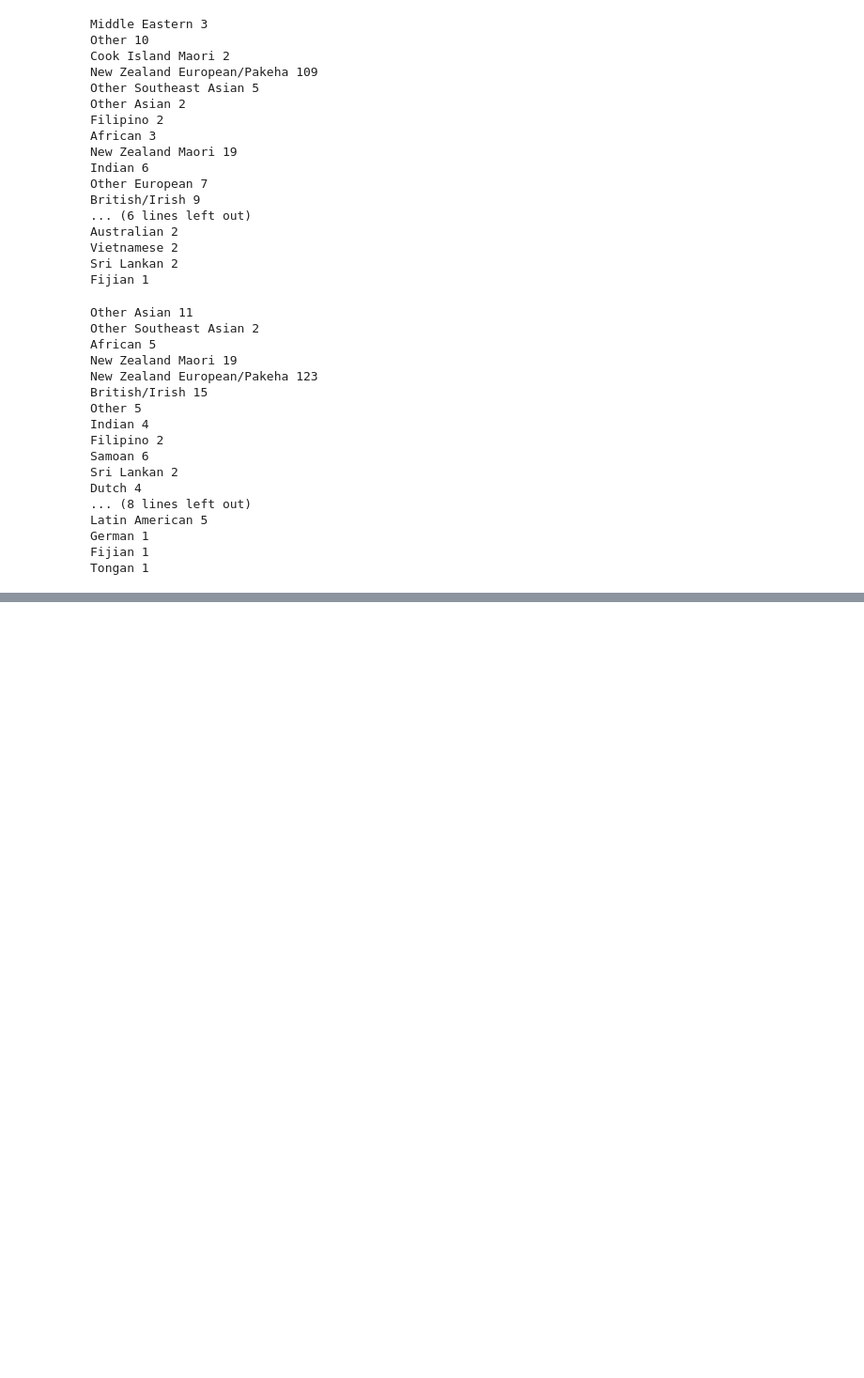
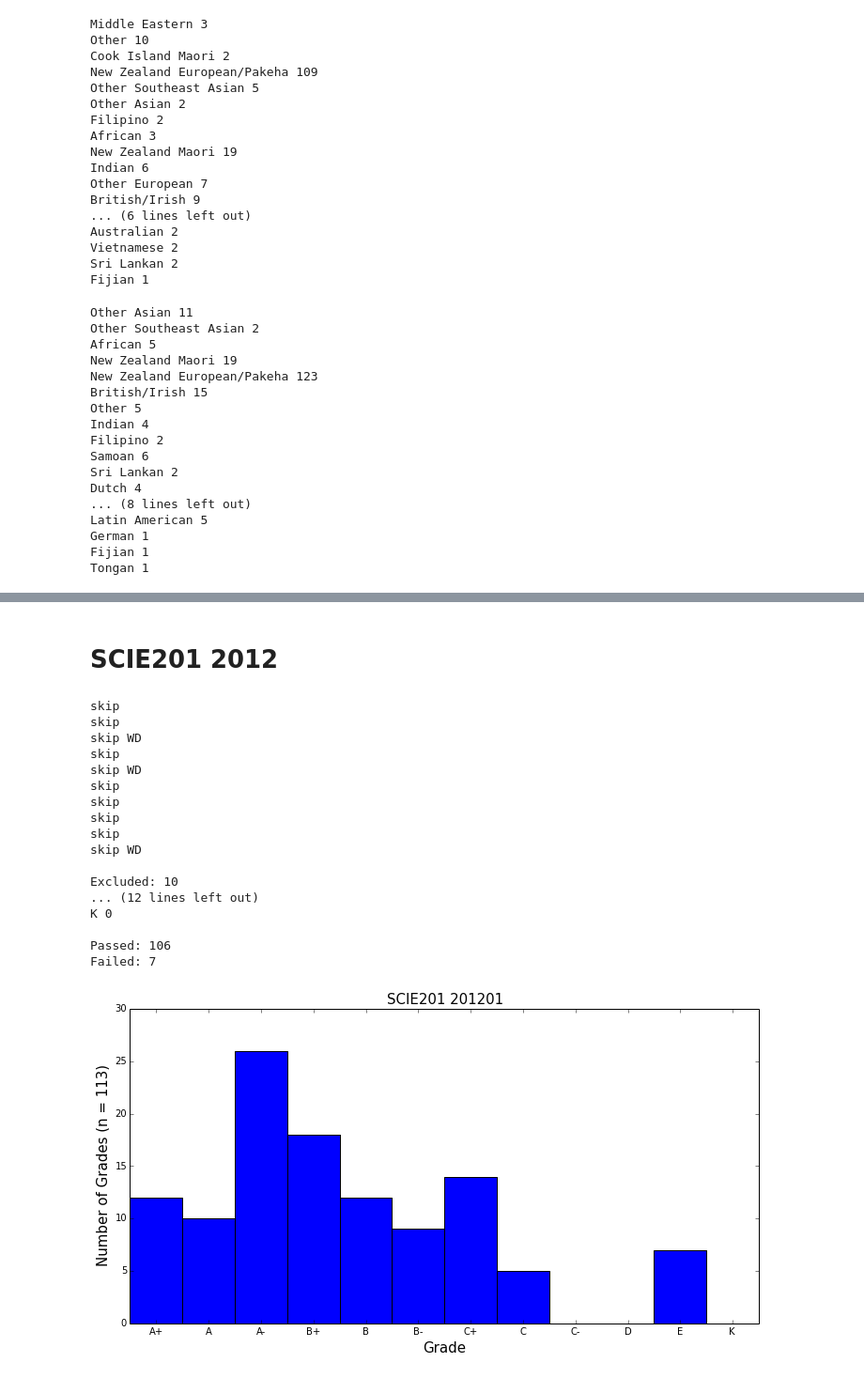
Before and after one commit to kaiwhata/Grade_analysis, a Jupyter notebook: SCIE211_grade_tools.ipynb, the cells around one changed output, grey strips where cells are left out. Shown at 94% size. Drawn from its saved outputs; the diff is of its cells as text; code cells hidden in the pictures; blank space fills up the shorter version.

Commit message:
Update SCIE211_grade_tools.ipynb
Included SCIE201 data going back to 2009

```diff
--- a/SCIE211_grade_tools.ipynb
+++ b/SCIE211_grade_tools.ipynb
@@ -400,0 +416,28 @@ Tongan 1
+# %%
+SCIE201_2012 = loadin('SR_data/201201_SCIE_201_27Jan2015.csv')
+SCIE201_2011 = loadin('SR_data/201101_SCIE_201_27Jan2015.csv')
+SCIE201_2010 = loadin('SR_data/201001_SCIE_201_27Jan2015.csv')
+SCIE201_2009 = loadin('SR_data/200901_SCIE_201_27Jan2015.csv')
+# %% [markdown]
+# SCIE201 2012
+# %%
+paper_hist(SCIE201_2012)
+# %% [output]
+skip
+skip
+skip WD
+skip
+skip WD
+skip
+skip
+skip
+skip
+skip WD
+
+Excluded: 10
+... (12 lines left out)
+K 0
+
+Passed: 106
+Failed: 7
+[figure, added]
```
Also changed, not shown: parts of 13 cells of this notebook.
